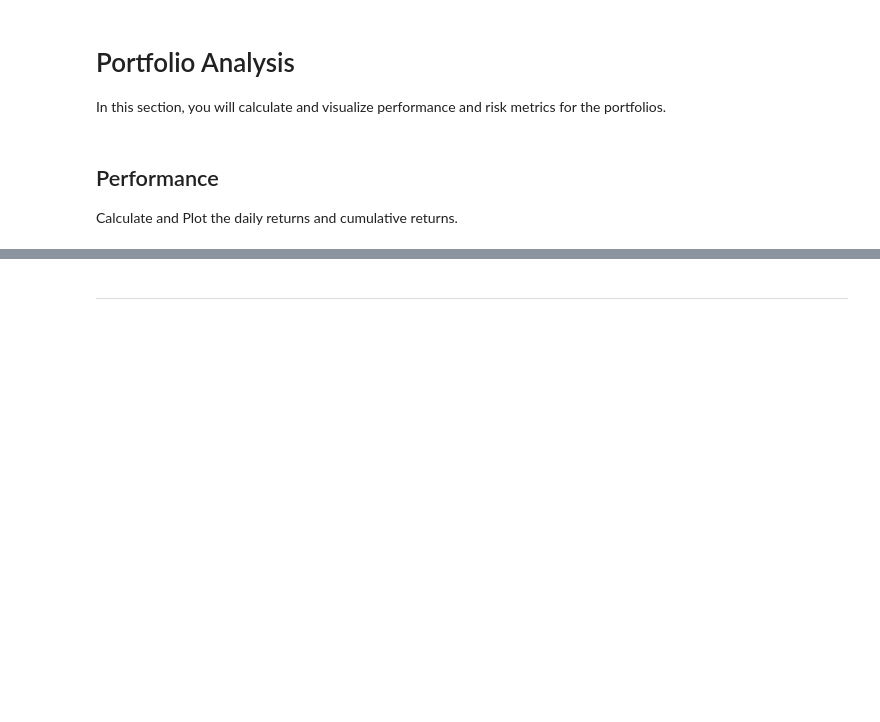
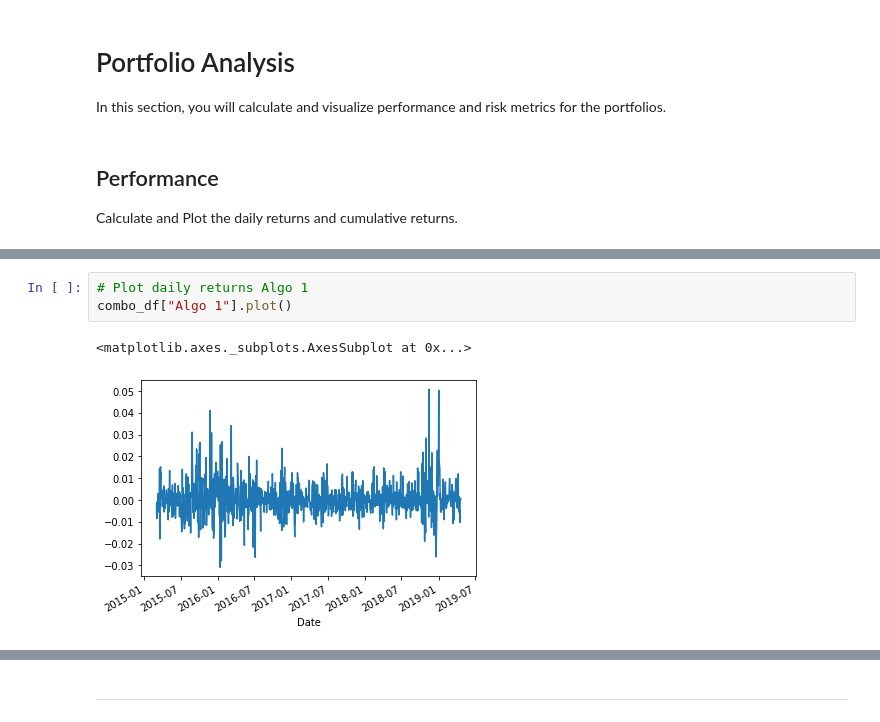
Before and after one commit to CPix18/MyFinTechRepo, a Jupyter notebook: HW3-Pandas/Pandas/Instructions/Starter_Code/whale_analysis.ipynb, the cells around one changed output, grey strips where cells are left out. Drawn from its saved outputs; the diff is of its cells as text; blank space fills up the shorter version.

```diff
--- a/HW3-Pandas/Pandas/Instructions/Starter_Code/whale_analysis.ipynb
+++ b/HW3-Pandas/Pandas/Instructions/Starter_Code/whale_analysis.ipynb
@@ -193,3 +193,9 @@ combo_df["Daily Returns"].plot()
 # %% [output]
 <matplotlib.axes._subplots.AxesSubplot at 0x...>
 [figure]
+# %%
+# Plot daily returns Algo 1
+combo_df["Algo 1"].plot()
+# %% [output]
+<matplotlib.axes._subplots.AxesSubplot at 0x...>
+[figure, added]
```
Also changed, not shown: parts of 40 cells of this notebook, 7 other files.
